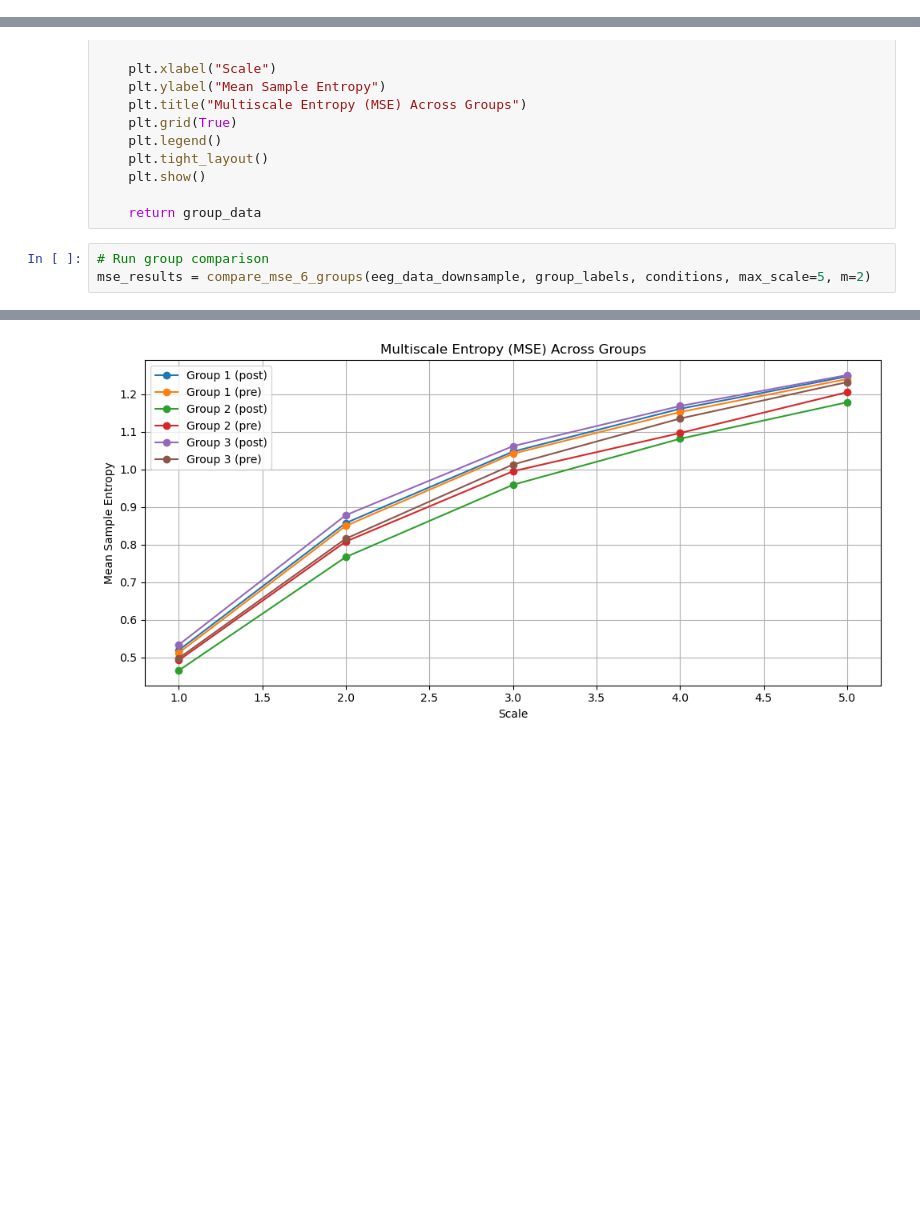
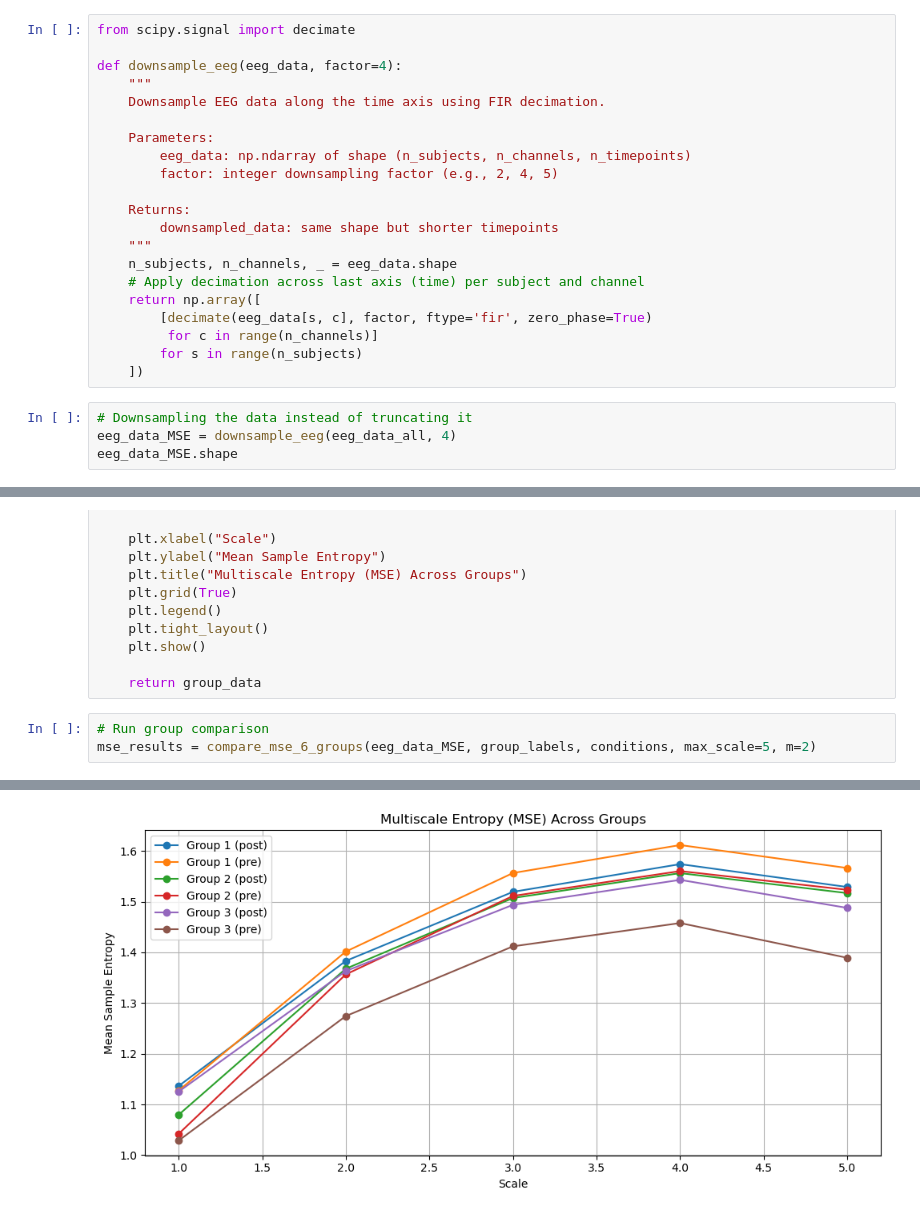
Before and after one commit to 4legalf/complex-systems-project, a Jupyter notebook: notebooks/complexity_measures.ipynb, the cells around one changed output, grey strips where cells are left out. Saved outputs shown, nothing was run; the diff lists cells and outputs as text; blank space fills up the shorter version.

```diff
--- a/notebooks/complexity_measures.ipynb
+++ b/notebooks/complexity_measures.ipynb
@@ -294,3 +360,28 @@ subject 91 being processed...
 [figure]
 # %% [markdown]
 ### Multi Scale Entropy
+# %%
+from scipy.signal import decimate
+
+def downsample_eeg(eeg_data, factor=4):
+    """
+    Downsample EEG data along the time axis using FIR decimation.
+
+    Parameters:
+        eeg_data: np.ndarray of shape (n_subjects, n_channels, n_timepoints)
+        factor: integer downsampling factor (e.g., 2, 4, 5)
+
+    Returns:
+        downsampled_data: same shape but shorter timepoints
+    """
+    n_subjects, n_channels, _ = eeg_data.shape
+    # Apply decimation across last axis (time) per subject and channel
+    return np.array([
+        [decimate(eeg_data[s, c], factor, ftype='fir', zero_phase=True)
+         for c in range(n_channels)]
+        for s in range(n_subjects)
+    ])
+# %%
+# Downsampling the data instead of truncating it
+eeg_data_MSE = downsample_eeg(eeg_data_all, 4)
+eeg_data_MSE.shape
@@ -368,23 +461,23 @@ def compare_mse_6_groups(eeg_data, group_labels, conditions, max_scale=5, m=2):
     return group_data
 # %%
 # Run group comparison
-mse_results = compare_mse_6_groups(eeg_data_downsample, group_labels, conditions, max_scale=5, m=2)
+mse_results = compare_mse_6_groups(eeg_data_MSE, group_labels, conditions, max_scale=5, m=2)
 # %% [output]
 subject 0 being processed...
 subject 1 being processed...
 subject 2 being processed...
 subject 3 being processed...
 subject 4 being processed...
 subject 5 being processed...
 subject 6 being processed...
 subject 7 being processed...
 subject 8 being processed...
 subject 9 being processed...
 subject 10 being processed...
 subject 11 being processed...
 ... (76 lines left out)
 subject 88 being processed...
 subject 89 being processed...
 subject 90 being processed...
 subject 91 being processed...
-[figure, old version]
+[figure, new version]
```
Also changed, not shown: parts of 4 cells of this notebook, 1 other file.
